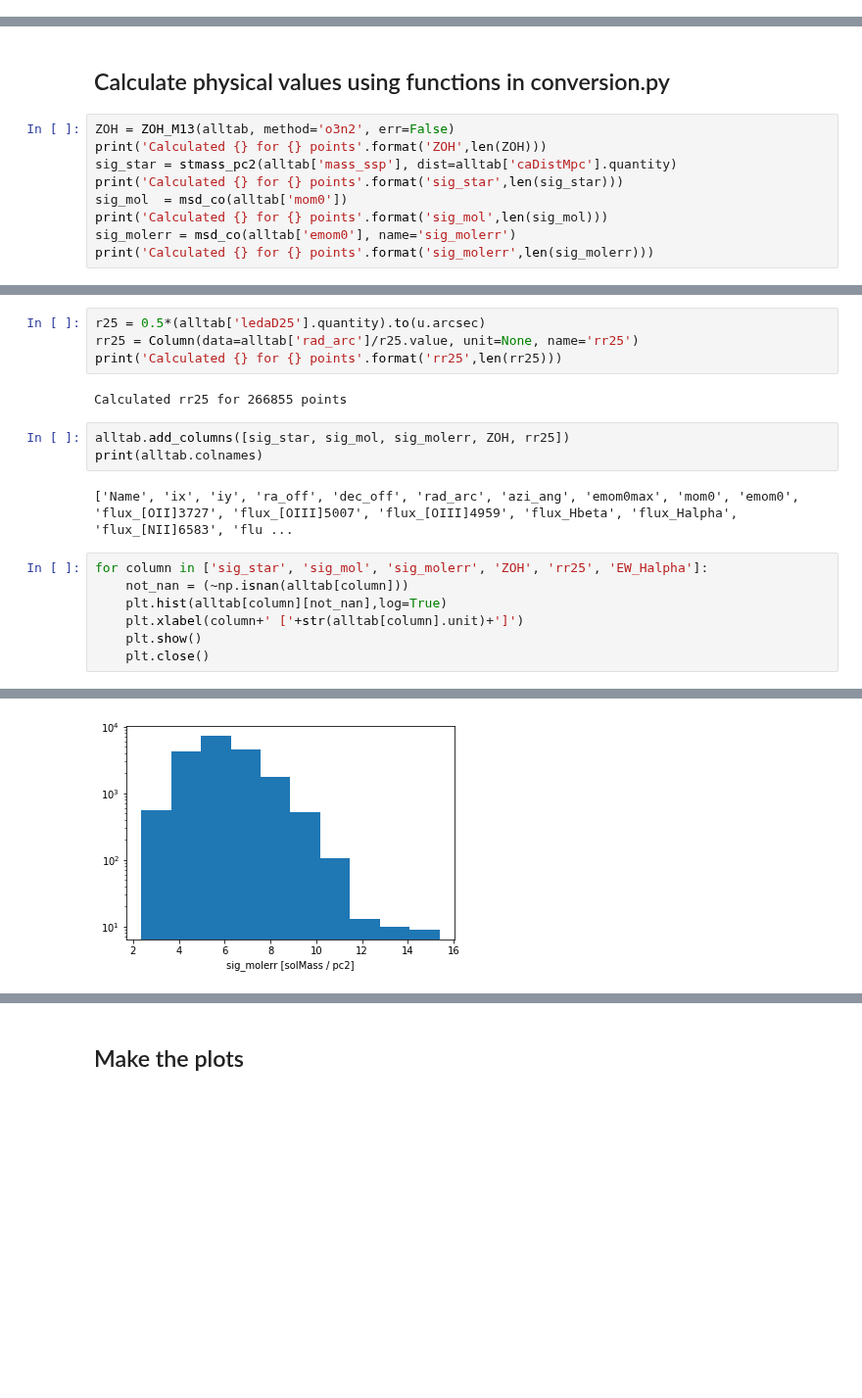
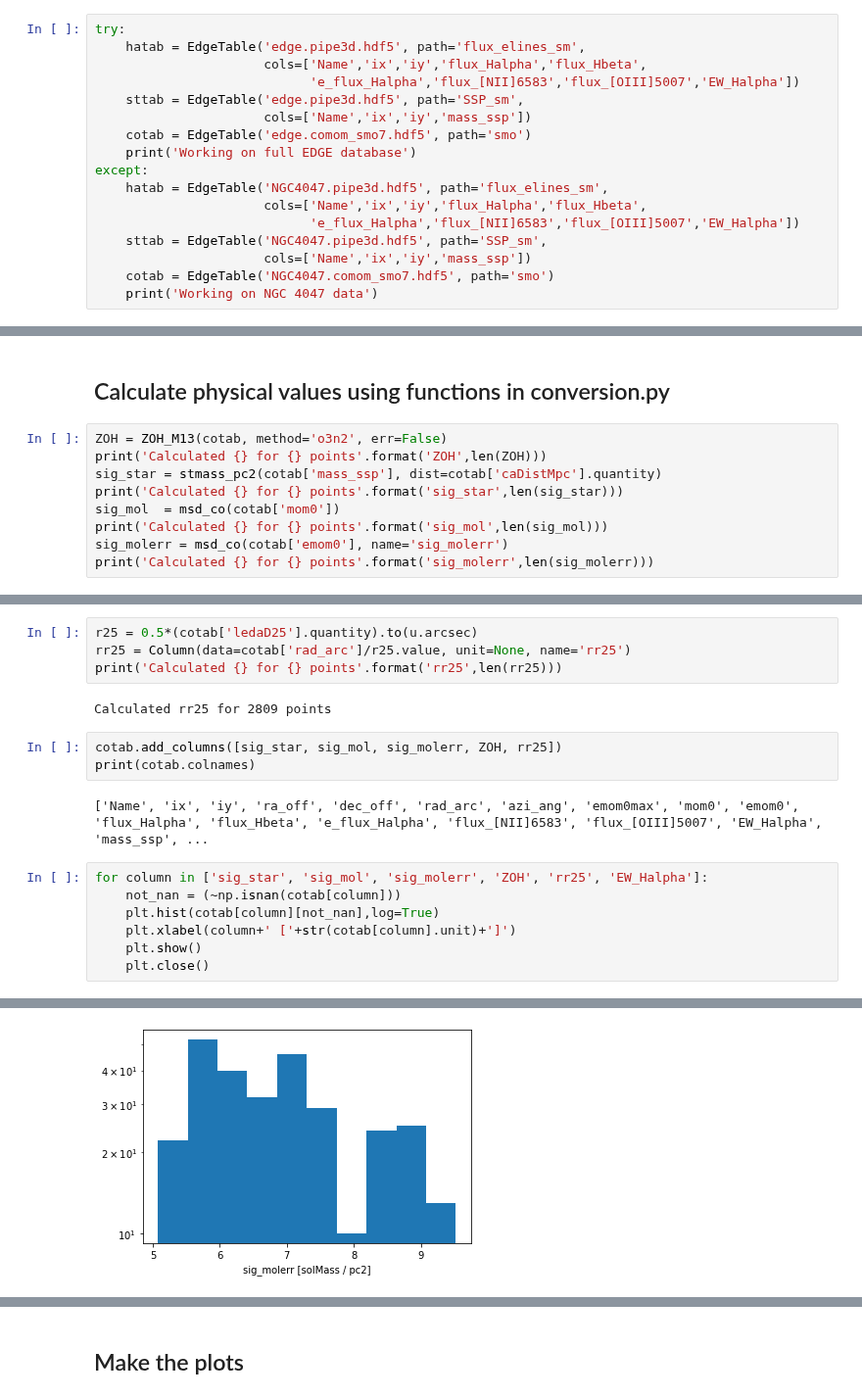
Before and after one commit to tonywong94/edge_pydb, a Jupyter notebook: demo_notebk/H2_vs_stars.ipynb, the cells around one changed output, grey strips where cells are left out. Shown at 98% size. Drawn from its saved outputs; the diff is of its cells as text; blank space fills up the shorter version.

```diff
--- a/demo_notebk/H2_vs_stars.ipynb
+++ b/demo_notebk/H2_vs_stars.ipynb
@@ -49,0 +20,17 @@ print(alltab.colnames)
+# %%
+try:
+    hatab = EdgeTable('edge.pipe3d.hdf5', path='flux_elines_sm',
+                      cols=['Name','ix','iy','flux_Halpha','flux_Hbeta',
+                            'e_flux_Halpha','flux_[NII]6583','flux_[OIII]5007','EW_Halpha'])
+    sttab = EdgeTable('edge.pipe3d.hdf5', path='SSP_sm',
+                      cols=['Name','ix','iy','mass_ssp'])
+    cotab = EdgeTable('edge.comom_smo7.hdf5', path='smo')
+    print('Working on full EDGE database')
+except:
+    hatab = EdgeTable('NGC4047.pipe3d.hdf5', path='flux_elines_sm',
+                      cols=['Name','ix','iy','flux_Halpha','flux_Hbeta',
+                            'e_flux_Halpha','flux_[NII]6583','flux_[OIII]5007','EW_Halpha'])
+    sttab = EdgeTable('NGC4047.pipe3d.hdf5', path='SSP_sm',
+                      cols=['Name','ix','iy','mass_ssp'])
+    cotab = EdgeTable('NGC4047.comom_smo7.hdf5', path='smo')
+    print('Working on NGC 4047 data')
@@ -50,12 +51,12 @@ print(alltab.colnames)
 # %% [markdown]
 ## Calculate physical values using functions in conversion.py
 # %%
-ZOH = ZOH_M13(alltab, method='o3n2', err=False)
+ZOH = ZOH_M13(cotab, method='o3n2', err=False)
 print('Calculated {} for {} points'.format('ZOH',len(ZOH)))
-sig_star = stmass_pc2(alltab['mass_ssp'], dist=alltab['caDistMpc'].quantity)
+sig_star = stmass_pc2(cotab['mass_ssp'], dist=cotab['caDistMpc'].quantity)
 print('Calculated {} for {} points'.format('sig_star',len(sig_star)))
-sig_mol  = msd_co(alltab['mom0'])
+sig_mol  = msd_co(cotab['mom0'])
 print('Calculated {} for {} points'.format('sig_mol',len(sig_mol)))
-sig_molerr = msd_co(alltab['emom0'], name='sig_molerr')
+sig_molerr = msd_co(cotab['emom0'], name='sig_molerr')
 print('Calculated {} for {} points'.format('sig_molerr',len(sig_molerr)))
 # %% [output]
@@ -66,19 +67,19 @@ Calculated sig_molerr for 266855 points
 # %%
-r25 = 0.5*(alltab['ledaD25'].quantity).to(u.arcsec)
-rr25 = Column(data=alltab['rad_arc']/r25.value, unit=None, name='rr25')
+r25 = 0.5*(cotab['ledaD25'].quantity).to(u.arcsec)
+rr25 = Column(data=cotab['rad_arc']/r25.value, unit=None, name='rr25')
 print('Calculated {} for {} points'.format('rr25',len(rr25)))
 # %% [output]
-Calculated rr25 for 266855 points
+Calculated rr25 for 2809 points
 # %%
-alltab.add_columns([sig_star, sig_mol, sig_molerr, ZOH, rr25])
-print(alltab.colnames)
+cotab.add_columns([sig_star, sig_mol, sig_molerr, ZOH, rr25])
+print(cotab.colnames)
 # %% [output]
-['Name', 'ix', 'iy', 'ra_off', 'dec_off', 'rad_arc', 'azi_ang', 'emom0max', 'mom0', 'emom0', 'flux_[OII]3727', 'flux_[OIII]5007', 'flux_[OIII]4959', 'flux_Hbeta', 'flux_Halpha', 'flux_[NII]6583', 'flu ...
+['Name', 'ix', 'iy', 'ra_off', 'dec_off', 'rad_arc', 'azi_ang', 'emom0max', 'mom0', 'emom0', 'flux_Halpha', 'flux_Hbeta', 'e_flux_Halpha', 'flux_[NII]6583', 'flux_[OIII]5007', 'EW_Halpha', 'mass_ssp', ...
 # %%
 for column in ['sig_star', 'sig_mol', 'sig_molerr', 'ZOH', 'rr25', 'EW_Halpha']:
-    not_nan = (~np.isnan(alltab[column]))
-    plt.hist(alltab[column][not_nan],log=True)
-    plt.xlabel(column+' ['+str(alltab[column].unit)+']')
+    not_nan = (~np.isnan(cotab[column]))
+    plt.hist(cotab[column][not_nan],log=True)
+    plt.xlabel(column+' ['+str(cotab[column].unit)+']')
     plt.show()
     plt.close()
 # %% [output]
@@ -87 +88 @@ for column in ['sig_star', 'sig_mol', 'sig_molerr', 'ZOH', 'rr25', 'EW_Halpha']:
-[figure, old version]
+[figure, new version]
```
Also changed, not shown: parts of 9 cells of this notebook.
